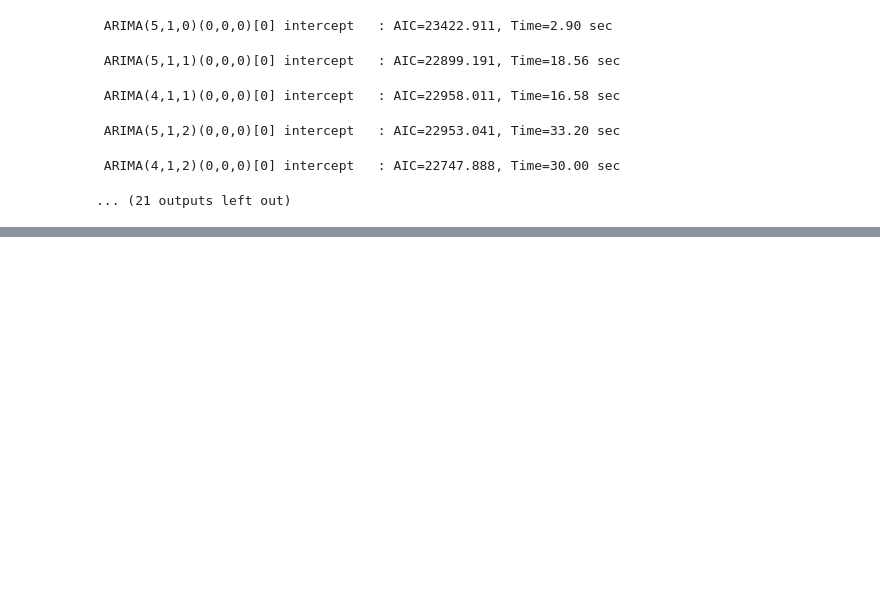
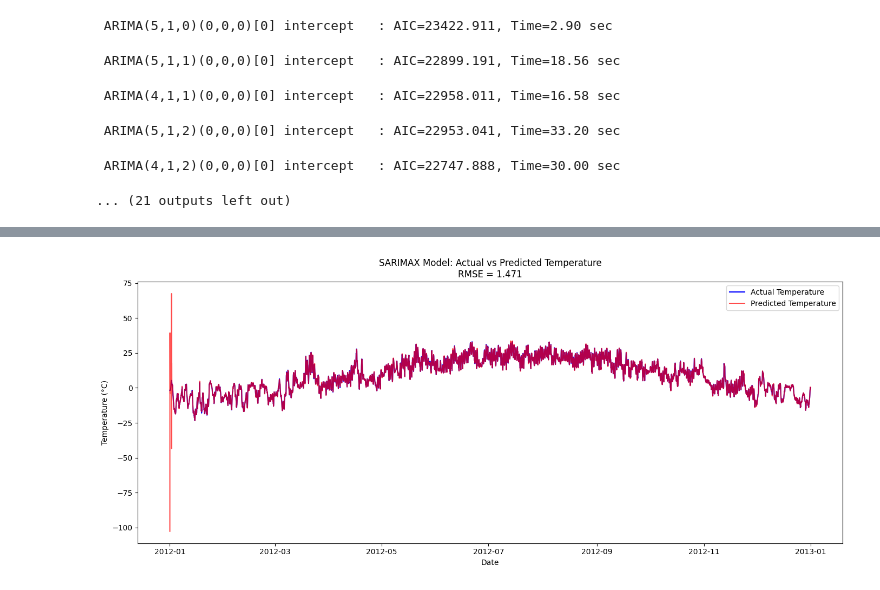
Before and after one commit to Visa110804/Time-series-forecasting, a Jupyter notebook: Time_series_forrecast.ipynb, the cells around one changed output, grey strips where cells are left out. Cells and saved outputs as stored; diff of their text form; code cells hidden in the pictures; blank space fills up the shorter version.

```diff
--- a/Time_series_forrecast.ipynb
+++ b/Time_series_forrecast.ipynb
@@ -560,0 +513,57 @@ Test RMSE: 1.32 °C
+# %%
+import pandas as pd
+import matplotlib.pyplot as plt
+from statsmodels.tsa.statespace.sarimax import SARIMAX
+from sklearn.preprocessing import LabelEncoder
+from sklearn.metrics import mean_squared_error
+import numpy as np
+import warnings
+warnings.filterwarnings("ignore")
+
+# === 1. Load your dataset ===
+df = pd.read_csv('Weather_Data.csv')  # Replace with your actual filename
+df['Date/Time'] = pd.to_datetime(df['Date/Time'])
+df.set_index('Date/Time', inplace=True)
+
+# === 2. Preprocess ===
+df.fillna(method='ffill', inplace=True)  # Forward-fill missing values
+
+# Encode the 'Weather' column
+le = LabelEncoder()
+df['Weather_encoded'] = le.fit_transform(df['Weather'])
+
+# === 3. Define target and exogenous features ===
+y = df['Temp_C']
+exog_vars = ['Dew Point Temp_C', 'Rel Hum_%', 'Wind Speed_km/h',
+             'Visibility_km', 'Press_kPa', 'Weather_encoded']
+exog = df[exog_vars]
+
+# === 4. Fit SARIMAX Model ===
+model = SARIMAX(endog=y,
+                exog=exog,
+                order=(2, 1, 2),  # ARIMA (p,d,q)
+                seasonal_order=(1, 1, 1, 24),  # Daily seasonality (24 hours)
+                enforce_stationarity=False,
+                enforce_invertibility=False)
+
+results = model.fit(disp=False)
+
+# === 5. Generate in-sample predictions ===
+pred = results.get_prediction(start=0, end=len(y)-1, exog=exog)
+predicted_temp = pred.predicted_mean
+
+# === 6. Calculate RMSE ===
+rmse = np.sqrt(mean_squared_error(y, predicted_temp))
+
+# === 7. Plot actual and predicted temperatures with RMSE in title ===
+plt.figure(figsize=(14, 6))
+plt.plot(y.index, y, color='blue', label='Actual Temperature')
+plt.plot(predicted_temp.index, predicted_temp, color='red', alpha=0.7, label='Predicted Temperature')
+plt.title(f'SARIMAX Model: Actual vs Predicted Temperature\nRMSE = {rmse:.3f}')
+plt.xlabel('Date')
+plt.ylabel('Temperature (°C)')
+plt.legend()
+plt.tight_layout()
+plt.show()
+# %% [output]
+[figure, added]
```
Also changed, not shown: parts of 2 cells of this notebook.
